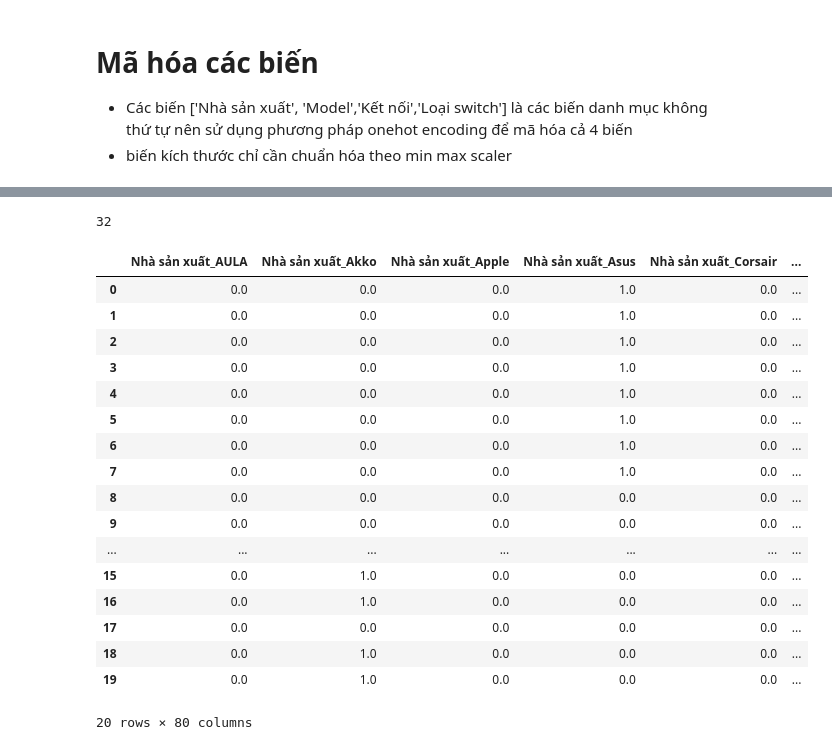
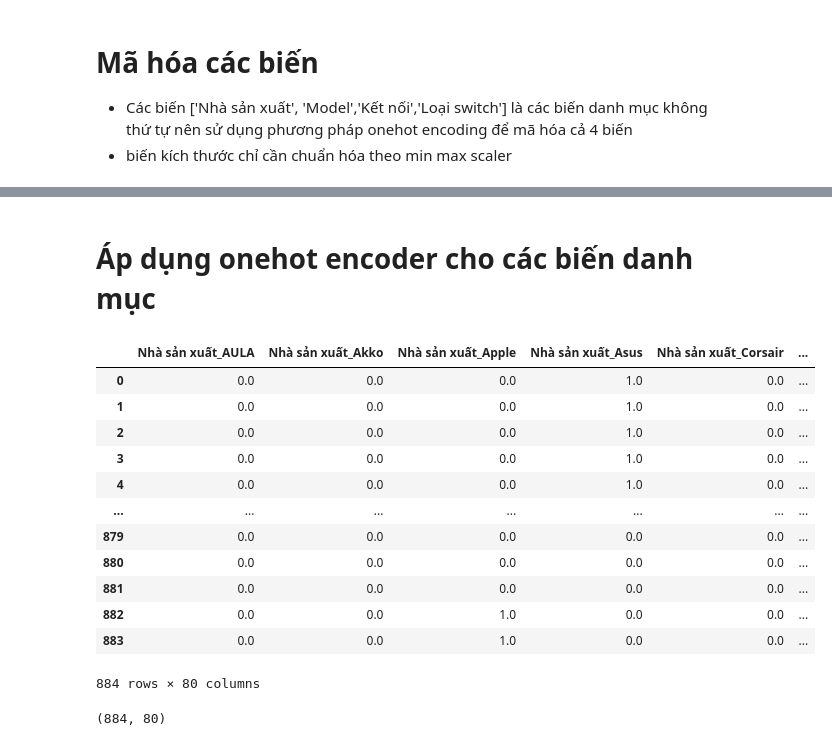
Before and after one commit to tuananh2804/keyboard-crawler, a Jupyter notebook: encoding.ipynb, the cells around one changed output, grey strips where cells are left out. Cells and saved outputs as stored; diff of their text form; code cells hidden in the pictures.

```diff
--- a/encoding.ipynb
+++ b/encoding.ipynb
@@ -14,5 +13,5 @@ from sklearn.preprocessing import OneHotEncoder
 # %%
-df = pd.read_csv("clean_data.csv")
+df = pd.read_csv("data/clean_data.csv")
 df.head()
 # %% [output]
 |  | Tên SP | Nhà sản xuất | Model | Kết nối | Kích thước | Loại switch | Giá(đ) |
@@ -24,30 +23,27 @@ df.head()
-# %%
-df['Nhà sản xuất'].nunique()
-# %% [output]
-32
+# %% [markdown]
+# Áp dụng onehot encoder cho các biến danh mục
 # %%
 ohe = OneHotEncoder(handle_unknown='ignore',sparse_output=False).set_output(transform='pandas')
 ohe_transform = ohe.fit_transform(df[['Nhà sản xuất', 'Model','Kết nối','Loại switch']])
 # %%
-ohe_transform.head(20)
+ohe_transform
 # %% [output]
 |  | Nhà sản xuất_AULA | Nhà sản xuất_Akko | Nhà sản xuất_Apple | Nhà sản xuất_Asus | Nhà sản xuất_Corsair | ... |
 | 0 | 0.0 | 0.0 | 0.0 | 1.0 | 0.0 | ... |
 | 1 | 0.0 | 0.0 | 0.0 | 1.0 | 0.0 | ... |
 | 2 | 0.0 | 0.0 | 0.0 | 1.0 | 0.0 | ... |
 | 3 | 0.0 | 0.0 | 0.0 | 1.0 | 0.0 | ... |
 | 4 | 0.0 | 0.0 | 0.0 | 1.0 | 0.0 | ... |
-| 5 | 0.0 | 0.0 | 0.0 | 1.0 | 0.0 | ... |
-| 6 | 0.0 | 0.0 | 0.0 | 1.0 | 0.0 | ... |
-| 7 | 0.0 | 0.0 | 0.0 | 1.0 | 0.0 | ... |
-| 8 | 0.0 | 0.0 | 0.0 | 0.0 | 0.0 | ... |
-| 9 | 0.0 | 0.0 | 0.0 | 0.0 | 0.0 | ... |
 | ... | ... | ... | ... | ... | ... | ... |
-| 15 | 0.0 | 1.0 | 0.0 | 0.0 | 0.0 | ... |
-| 16 | 0.0 | 1.0 | 0.0 | 0.0 | 0.0 | ... |
-| 17 | 0.0 | 0.0 | 0.0 | 0.0 | 0.0 | ... |
-| 18 | 0.0 | 1.0 | 0.0 | 0.0 | 0.0 | ... |
-| 19 | 0.0 | 1.0 | 0.0 | 0.0 | 0.0 | ... |
+| 879 | 0.0 | 0.0 | 0.0 | 0.0 | 0.0 | ... |
+| 880 | 0.0 | 0.0 | 0.0 | 0.0 | 0.0 | ... |
+| 881 | 0.0 | 0.0 | 0.0 | 0.0 | 0.0 | ... |
+| 882 | 0.0 | 0.0 | 1.0 | 0.0 | 0.0 | ... |
+| 883 | 0.0 | 0.0 | 1.0 | 0.0 | 0.0 | ... |
-20 rows × 80 columns
+884 rows × 80 columns
+# %%
+ohe_transform.shape
+# %% [output]
+(884, 80)
 # %%
 df= pd.concat([df,ohe_transform],axis=1).drop(columns=['Nhà sản xuất','Model','Kết nối','Loại switch'])
```
Also changed, not shown: parts of 13 cells of this notebook, 14 other files.
